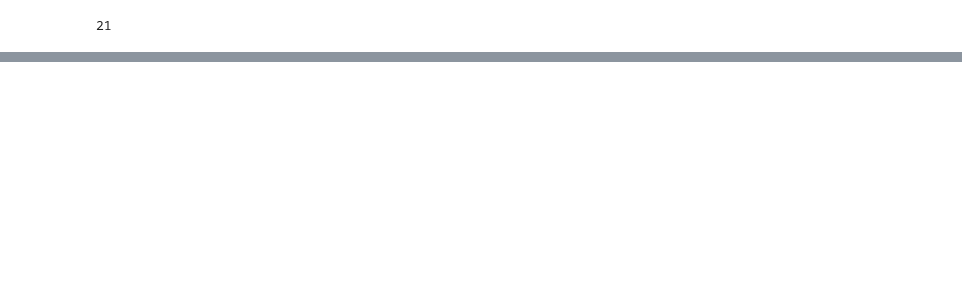
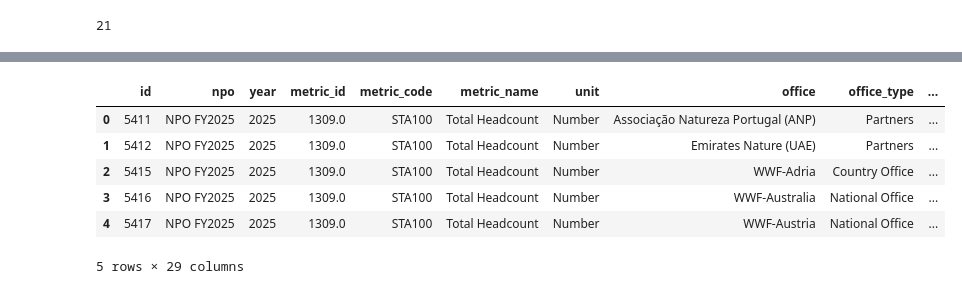
Before and after one commit to miqbalf/arcpy_arcgis_api_lib, a Jupyter notebook: example_notebook.ipynb, the cells around one changed output, grey strips where cells are left out. Drawn from its saved outputs; the diff is of its cells as text; code cells hidden in the pictures; blank space fills up the shorter version.

```diff
--- a/example_notebook.ipynb
+++ b/example_notebook.ipynb
@@ -227,0 +371,18 @@ Module successfully loaded: csv_append.data_val
+# %%
+matching_country = {
+    'Hong Kong': 'Hong Kong, Special Administrative Region of China',
+    "Lao People's Democratic Republic": 'Laos',
+    'Burma': 'Myanmar',
+    'Korea, Republic of': 'South Korea',
+    'United States': 'United States of America',
+    'Viet Nam': 'Vietnam',
+    'United Republic of Tanzania': 'Tanzania, United Republic of'
+}
+# %%
+joining = matching_country_polygon(input_df_revised, office_ref_df, matching_country, world_df)
+df_data_country_joined = joining['df_data_country_joined']
+need_clarify_country_office = df_data_country_joined[df_data_country_joined['country'].isnull()]
+# need_clarify_country_office
+# joining['df_office_with_country']
+# %%
+sdf = joining['sdf']
@@ -227,0 +446,5 @@ Module successfully loaded: csv_append.data_val
+# %%
+wrangling_sdf = arc.xls_wrangling(layer_name=test_layername_to_update,
+                              reference_layer=reference_layer,
+                              df_reference=df_reference,query_filter=filter_layer_metric,  auto_add_fields=True, df_input=sdf
+                              )
@@ -227,0 +546,11 @@ Module successfully loaded: csv_append.data_val
+# %%
+sdf_revised = wrangling_sdf['new_updated_df_revised']
+sdf_revised.head()
+# %% [output]
+|  | id | npo | year | metric_id | metric_code | metric_name | unit | office | office_type | ... |
+| 0 | 5411 | NPO FY2025 | 2025 | 1309.0 | STA100 | Total Headcount | Number | Associação Natureza Portugal (ANP) | Partners | ... |
+| 1 | 5412 | NPO FY2025 | 2025 | 1309.0 | STA100 | Total Headcount | Number | Emirates Nature (UAE) | Partners | ... |
+| 2 | 5415 | NPO FY2025 | 2025 | 1309.0 | STA100 | Total Headcount | Number | WWF-Adria | Country Office | ... |
+| 3 | 5416 | NPO FY2025 | 2025 | 1309.0 | STA100 | Total Headcount | Number | WWF-Australia | National Office | ... |
+| 4 | 5417 | NPO FY2025 | 2025 | 1309.0 | STA100 | Total Headcount | Number | WWF-Austria | National Office | ... |
+5 rows × 29 columns
```
Also changed, not shown: parts of 44 cells of this notebook, 6 other files.
